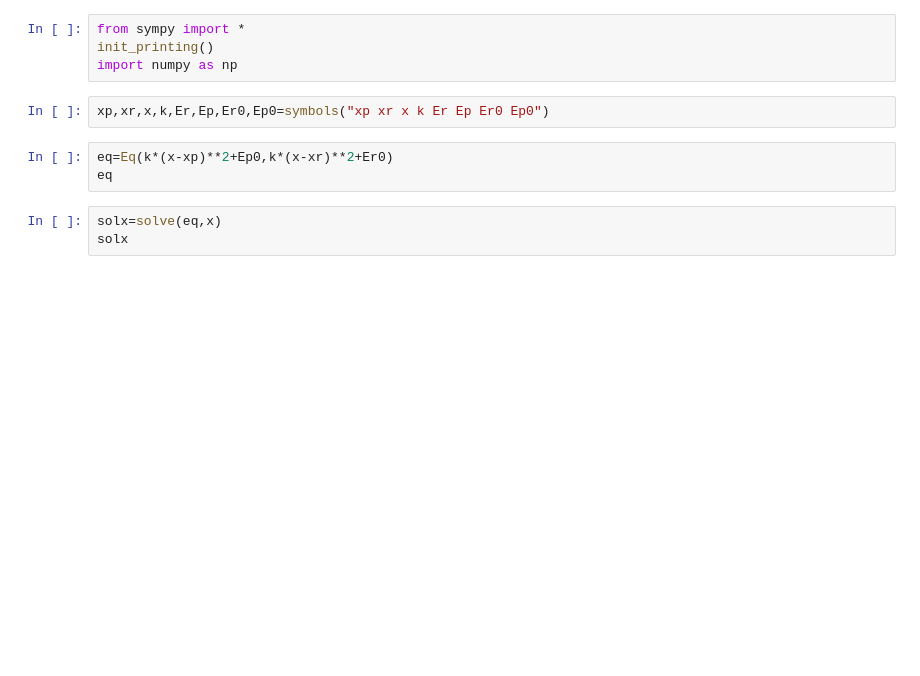
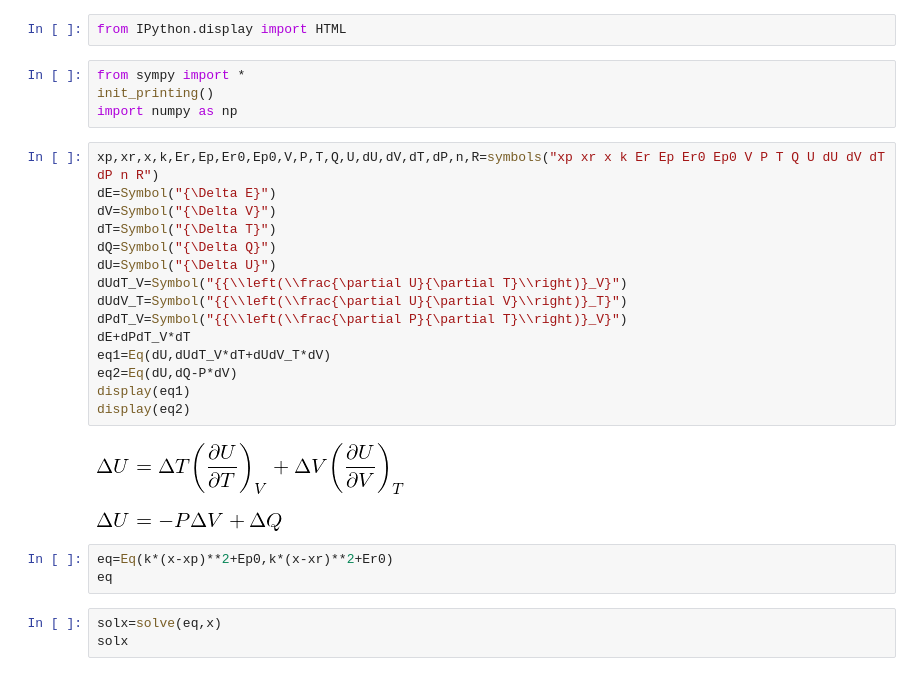
Before and after one commit to torhans/StudyGit, a Jupyter notebook: Thermodynamics.ipynb, the cells around one changed output. Cells and saved outputs as stored; diff of their text form; blank space fills up the shorter version.

```diff
--- a/Thermodynamics.ipynb
+++ b/Thermodynamics.ipynb
@@ -1,9 +1,27 @@
+# %%
+from IPython.display import HTML
 # %%
 from sympy import *
 init_printing()
 import numpy as np
-# %%
-xp,xr,x,k,Er,Ep,Er0,Ep0=symbols("xp xr x k Er Ep Er0 Ep0")
+# %%
+xp,xr,x,k,Er,Ep,Er0,Ep0,V,P,T,Q,U,dU,dV,dT,dP,n,R=symbols("xp xr x k Er Ep Er0 Ep0 V P T Q U dU dV dT dP n R")
+dE=Symbol("{\Delta E}")
+dV=Symbol("{\Delta V}")
+dT=Symbol("{\Delta T}")
+dQ=Symbol("{\Delta Q}")
+dU=Symbol("{\Delta U}")
+dUdT_V=Symbol("{{\\left(\\frac{\partial U}{\partial T}\\right)}_V}")
+dUdV_T=Symbol("{{\\left(\\frac{\partial U}{\partial V}\\right)}_T}")
+dPdT_V=Symbol("{{\\left(\\frac{\partial P}{\partial T}\\right)}_V}")
+dE+dPdT_V*dT
+eq1=Eq(dU,dUdT_V*dT+dUdV_T*dV)
+eq2=Eq(dU,dQ-P*dV)
+display(eq1)
+display(eq2)
+# %% [output]
+[figure, added]
+[figure, added]
 # %%
 eq=Eq(k*(x-xp)**2+Ep0,k*(x-xr)**2+Er0)
 eq
```
Also changed, not shown: parts of 7 cells of this notebook, 2 other files.
